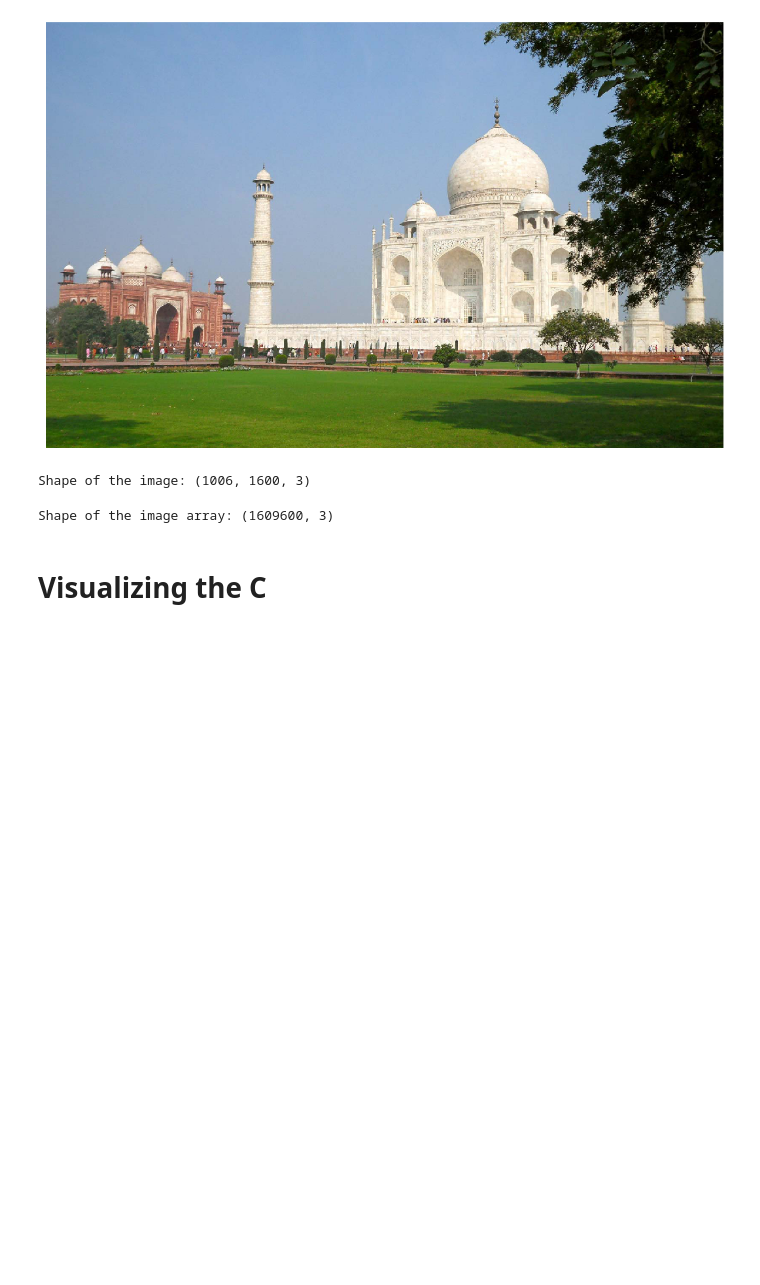
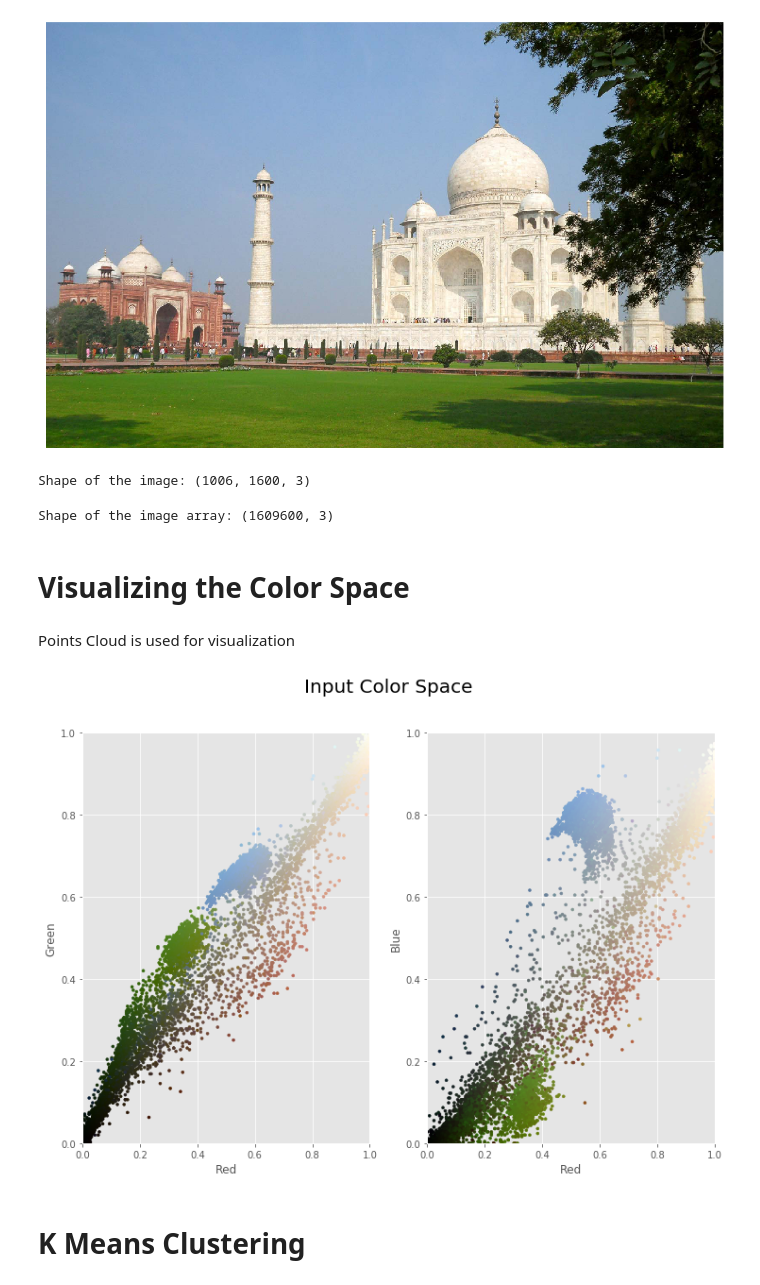
Before and after one commit to aryabhatta22/Image-Compression, a Jupyter notebook: Image Compression.ipynb, the cells around one changed output. Cells and saved outputs as stored; diff of their text form; code cells hidden in the pictures; blank space fills up the shorter version.

Commit message:
visulaized: color space

```diff
--- a/Image Compression.ipynb
+++ b/Image Compression.ipynb
@@ -37,4 +37,6 @@ print('Shape of the image array:',img_data.shape)
 # %% [output]
 Shape of the image array: (1609600, 3)
 # %% [markdown]
-# Visualizing the C
+# Visualizing the Color Space
+# %% [markdown]
+<p> Points Cloud is used for visualization </p>
@@ -40,0 +45,7 @@ Shape of the image array: (1609600, 3)
+# %%
+x = plot_utils(img_data, title = 'Input Color Space')
+x.colorSpace()
+# %% [output]
+[figure, added]
+# %% [markdown]
+# K Means Clustering
```
Also changed, not shown: parts of 3 cells of this notebook.
